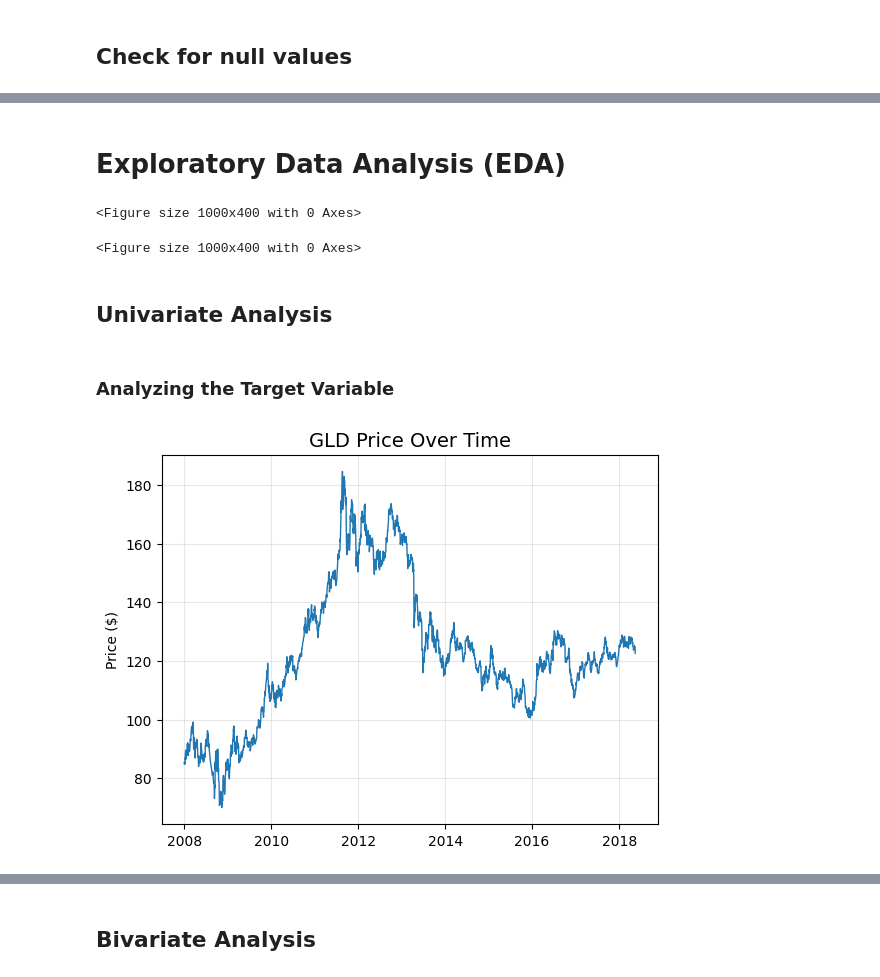
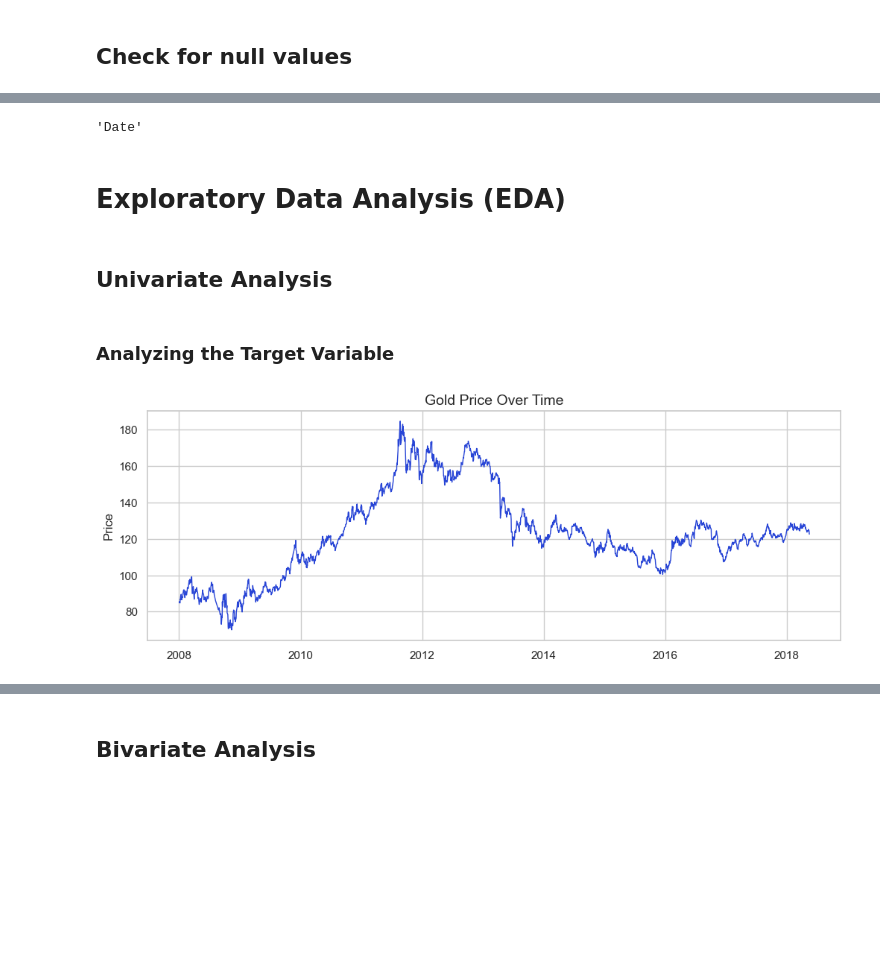
Before and after one commit to tshihab07/gold-price-forecasting, a Jupyter notebook: notebookes/dataPreprocessing.ipynb, the cells around one changed output, grey strips where cells are left out. Cells and saved outputs as stored; diff of their text form; code cells hidden in the pictures; blank space fills up the shorter version.

```diff
--- a/notebookes/dataPreprocessing.ipynb
+++ b/notebookes/dataPreprocessing.ipynb
@@ -112,23 +110,30 @@ USO        0
 SLV        0
 EUR/USD    0
 dtype: int64
+# %%
+# parse date and set it as index
+df = df.set_index('Date').sort_index()
+df.index.name
+# %% [output]
+'Date'
 # %% [markdown]
 # **Exploratory Data Analysis (EDA)**
 # %%
-# figure size
-plt.figure(figsize=(10, 4))
+# Set style
+sns.set(style="whitegrid")
-# %% [output]
-<Figure size 1000x400 with 0 Axes>
-<Figure size 1000x400 with 0 Axes>
 # %% [markdown]
 ## **Univariate Analysis**
 # %% [markdown]
-### Analyzing the Target Variable
+### **Analyzing the Target Variable**
 # %%
-# Time Series Plot (Trend & Volatility)
-plt.plot(df.index, df['GLD'], linewidth=1)
-plt.title('GLD Price Over Time', fontsize=14)
-plt.ylabel('Price ($)')
-plt.grid(True, alpha=0.3)
+""" Trend & Volatility check """
+# plot sizing
+plt.subplots(figsize=(12, 4))
+
+# Time Series Plot
+plt.plot(df.index, df['GLD'], linewidth=1, color='#2845D6')
+plt.title('Gold Price Over Time', fontsize=14)
+plt.ylabel('Price')
+plt.show()
 # %% [output]
-[figure, old version]
+[figure, new version]
```
Also changed, not shown: parts of 6 cells of this notebook.
